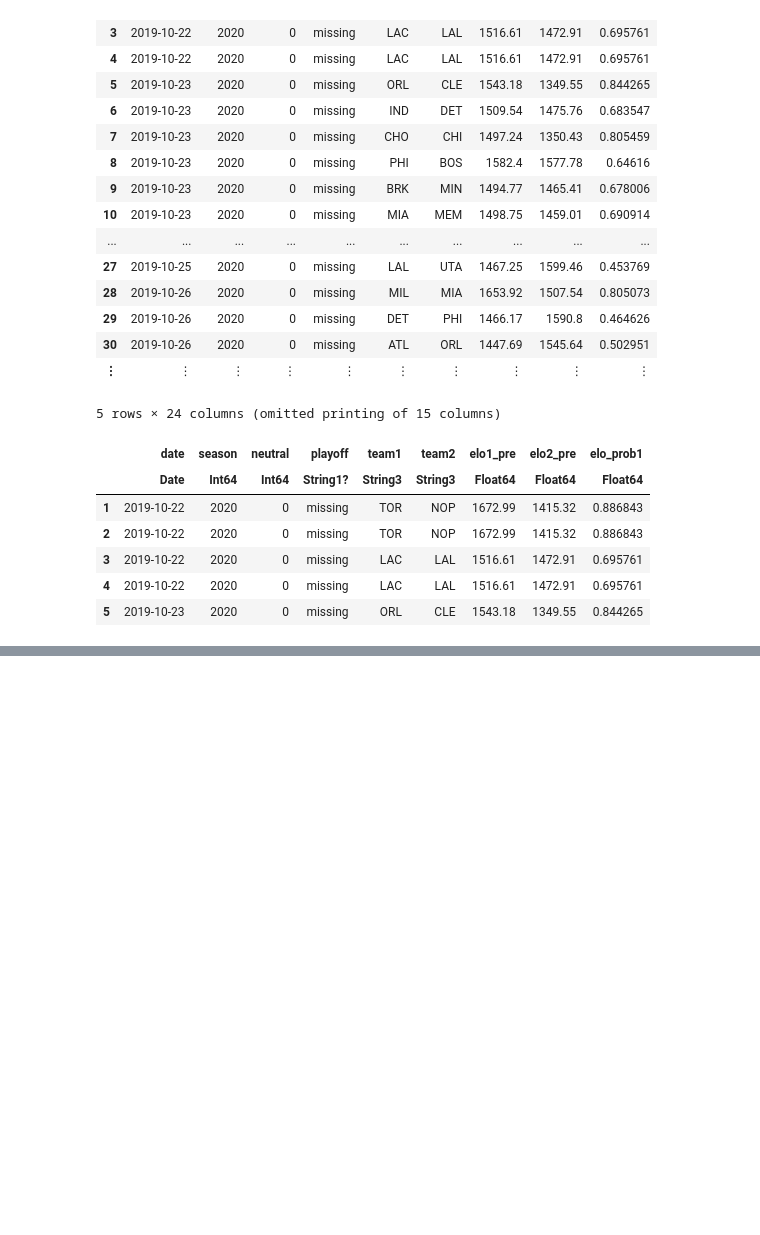
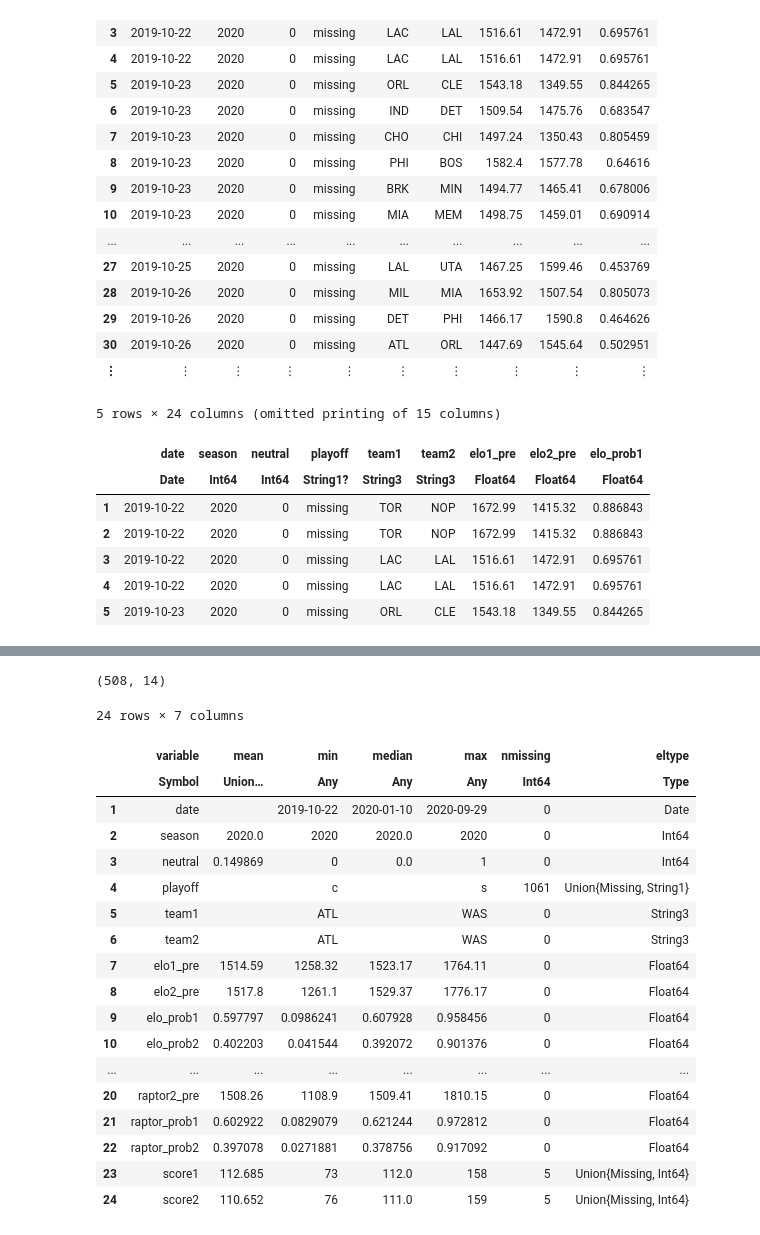
Before and after one commit to prehensilecode/julia-beginners, a Jupyter notebook: data/nba/julia_datascience.ipynb, the cells around one changed output, grey strips where cells are left out. Drawn from its saved outputs; the diff is of its cells as text; code cells hidden in the pictures; blank space fills up the shorter version.

```diff
--- a/data/nba/julia_datascience.ipynb
+++ b/data/nba/julia_datascience.ipynb
@@ -139,0 +184,4 @@ first(df, 5)
+# %%
+size(df)
+# %% [output]
+(508, 14)
@@ -139,0 +191,22 @@ first(df, 5)
+# %%
+describe(data)
+# %% [output]
+24 rows × 7 columns
+|  | variable | mean | min | median | max | nmissing | eltype |
+|  | Symbol | Union… | Any | Any | Any | Int64 | Type |
+| 1 | date |  | 2019-10-22 | 2020-01-10 | 2020-09-29 | 0 | Date |
+| 2 | season | 2020.0 | 2020 | 2020.0 | 2020 | 0 | Int64 |
+| 3 | neutral | 0.149869 | 0 | 0.0 | 1 | 0 | Int64 |
+| 4 | playoff |  | c |  | s | 1061 | Union{Missing, String1} |
+| 5 | team1 |  | ATL |  | WAS | 0 | String3 |
+| 6 | team2 |  | ATL |  | WAS | 0 | String3 |
+| 7 | elo1_pre | 1514.59 | 1258.32 | 1523.17 | 1764.11 | 0 | Float64 |
+| 8 | elo2_pre | 1517.8 | 1261.1 | 1529.37 | 1776.17 | 0 | Float64 |
+| 9 | elo_prob1 | 0.597797 | 0.0986241 | 0.607928 | 0.958456 | 0 | Float64 |
+| 10 | elo_prob2 | 0.402203 | 0.041544 | 0.392072 | 0.901376 | 0 | Float64 |
+| ... | ... | ... | ... | ... | ... | ... | ... |
+| 20 | raptor2_pre | 1508.26 | 1108.9 | 1509.41 | 1810.15 | 0 | Float64 |
+| 21 | raptor_prob1 | 0.602922 | 0.0829079 | 0.621244 | 0.972812 | 0 | Float64 |
+| 22 | raptor_prob2 | 0.397078 | 0.0271881 | 0.378756 | 0.917092 | 0 | Float64 |
+| 23 | score1 | 112.685 | 73 | 112.0 | 158 | 5 | Union{Missing, Int64} |
+| 24 | score2 | 110.652 | 76 | 111.0 | 159 | 5 | Union{Missing, Int64} |
```
Also changed, not shown: parts of 20 cells of this notebook.
